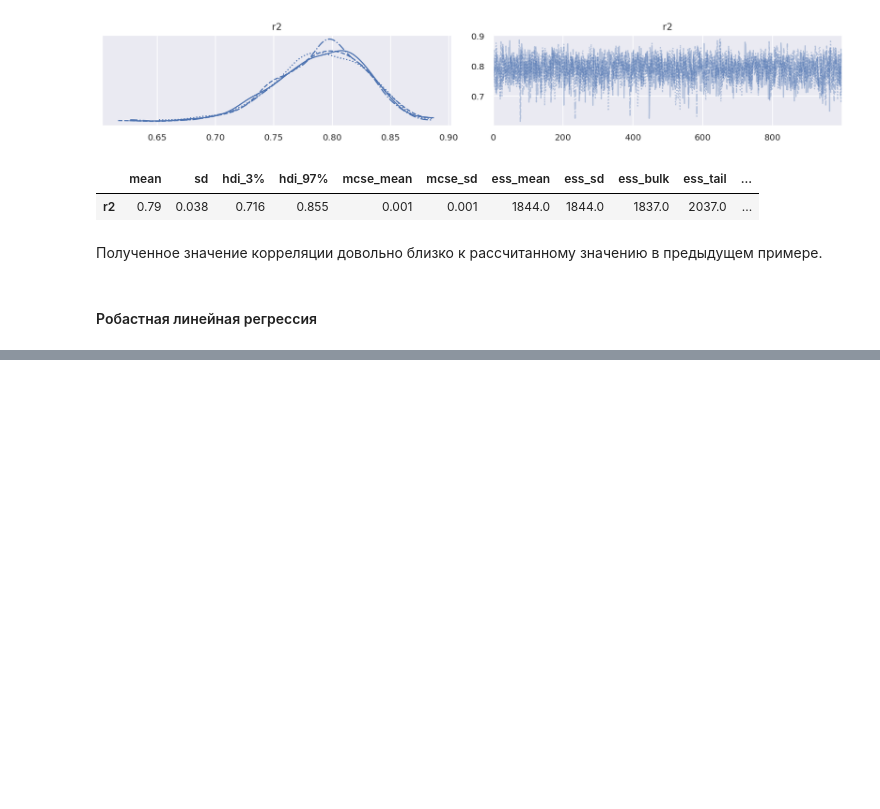
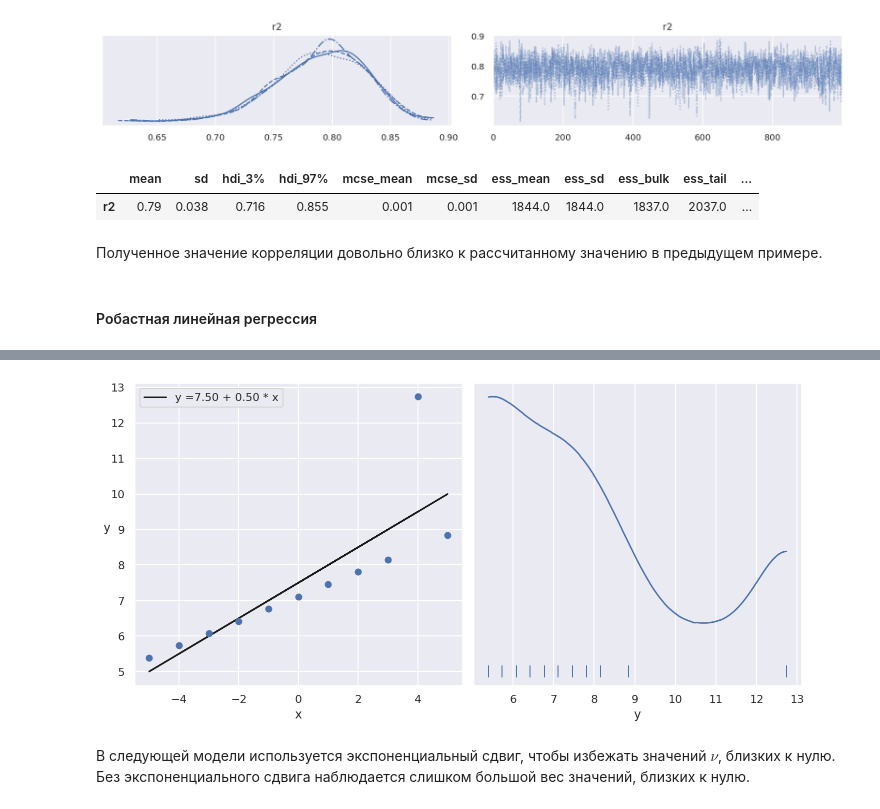
Before and after one commit to alexander-pv/educational_repo, a Jupyter notebook: bayesian_pymc3/6_bayesian_regression.ipynb, the cells around one changed output, grey strips where cells are left out. Saved outputs shown, nothing was run; the diff lists cells and outputs as text; code cells hidden in the pictures; blank space fills up the shorter version.

```diff
--- a/bayesian_pymc3/6_bayesian_regression.ipynb
+++ b/bayesian_pymc3/6_bayesian_regression.ipynb
@@ -316,0 +321,22 @@ az.summary(trace_p, var_names=['r2'])
+# %%
+ans = pd.read_csv('data/anscombe.csv')
+x_3 = ans[ans.group == 'III']['x'].values
+y_3 = ans[ans.group == 'III']['y'].values
+x_3 = x_3 - x_3.mean()
+# %%
+_, ax = plt.subplots(1, 2, figsize=(10, 5))
+beta_c, alpha_c = stats.linregress(x_3, y_3)[:2]
+ax[0].plot(x_3, (alpha_c + beta_c * x_3), 'k',
+label=f'y ={alpha_c:.2f} + {beta_c:.2f} * x')
+ax[0].plot(x_3, y_3, 'C0o')
+ax[0].set_xlabel('x')
+ax[0].set_ylabel('y', rotation=0)
+ax[0].legend(loc=0)
+az.plot_kde(y_3, ax=ax[1], rug=True)
+ax[1].set_xlabel('y')
+ax[1].set_yticks([])
+plt.tight_layout()
+# %% [output]
+[figure, added]
+# %% [markdown]
+В следующей модели используется экспоненциальный сдвиг, чтобы избежать значений $\nu$, близких к нулю. Без экспоненциального сдвига наблюдается слишком большой вес значений, близких к нулю.
```
Also changed, not shown: parts of 51 cells of this notebook, 5 other files.
